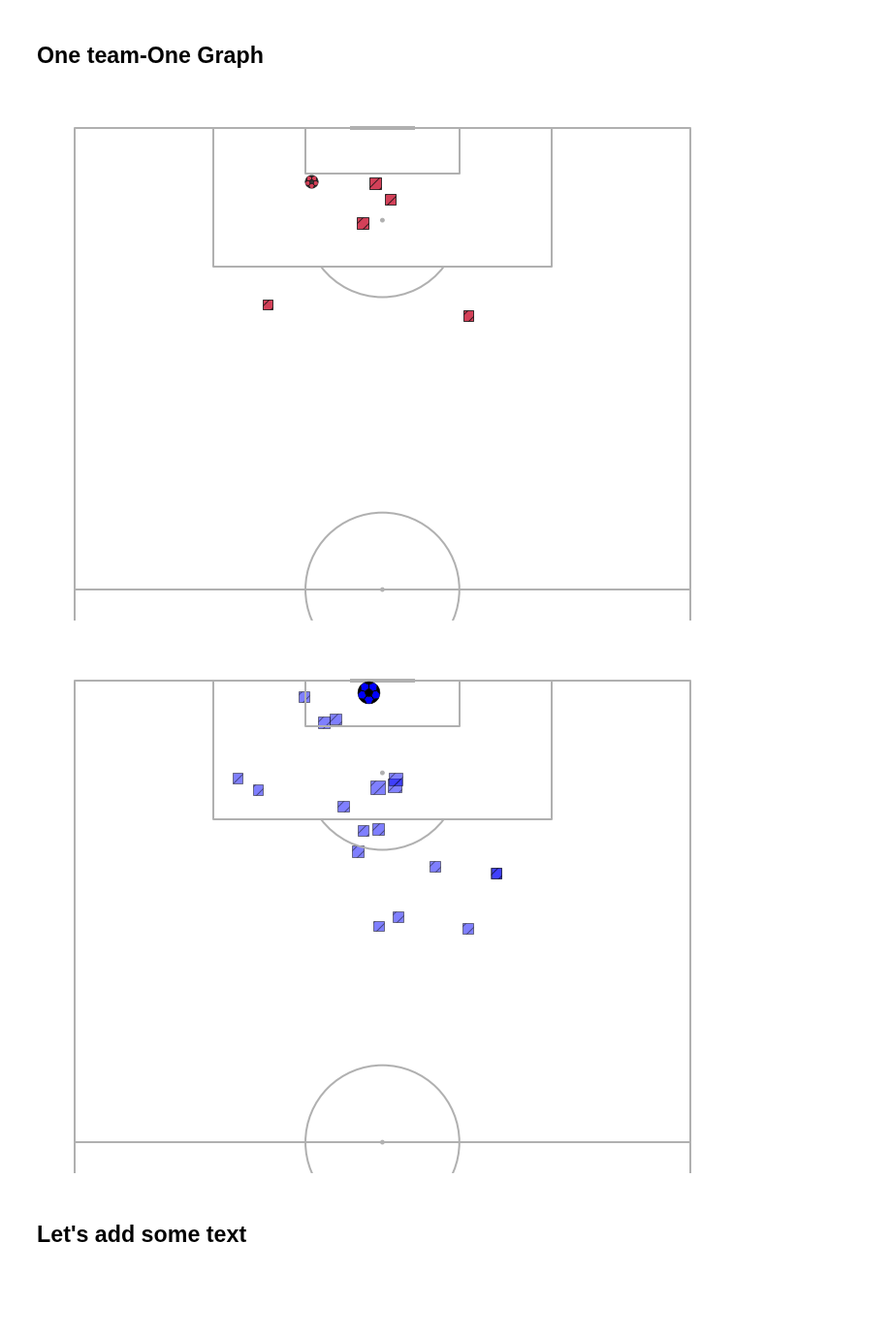
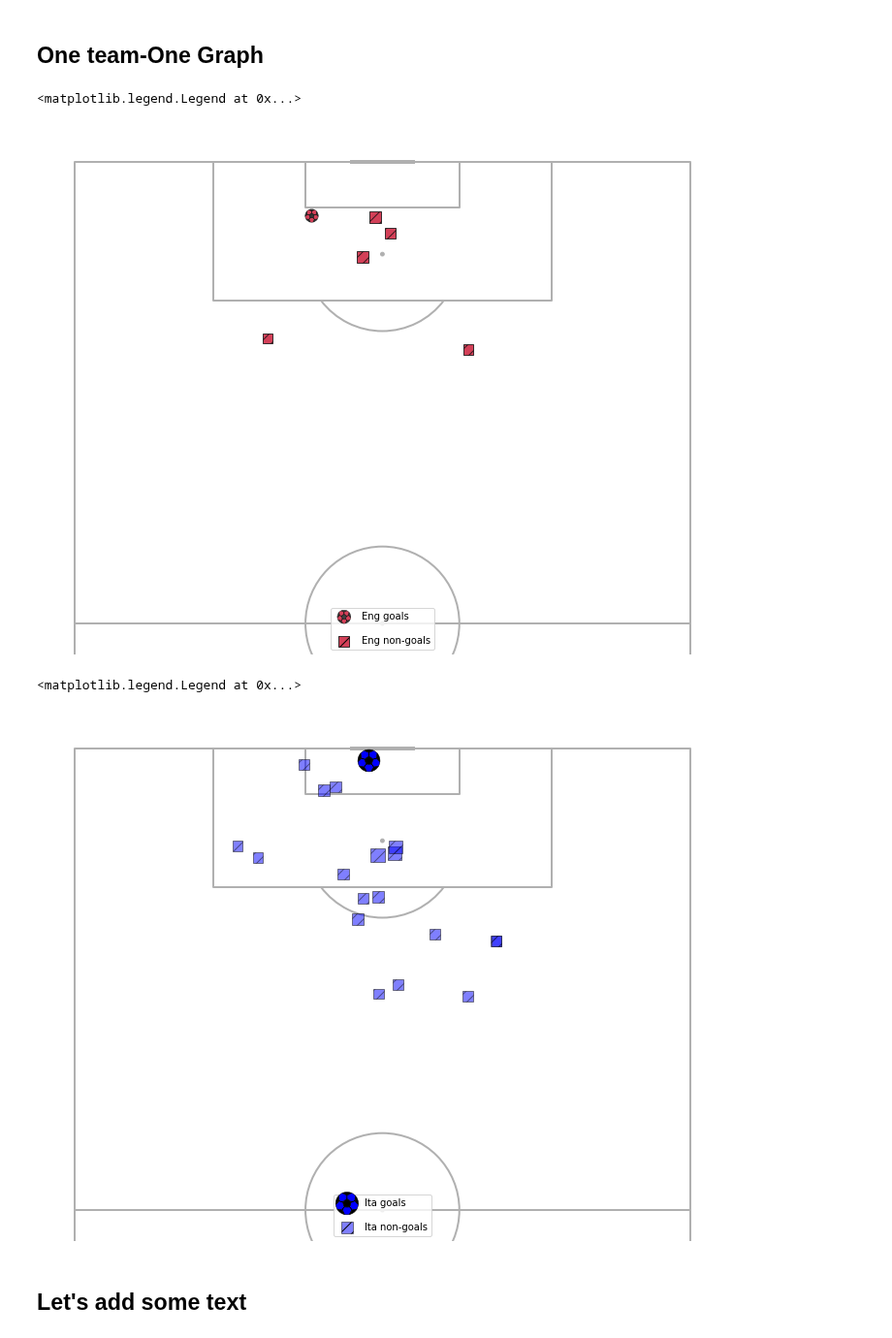
Before and after one commit to Stat-Peekers/YouTube, a Jupyter notebook: V1_ShotMaps/Generate_ShotMaps.ipynb, the cells around one changed output. Shown at 97% size. Cells and saved outputs as stored; diff of their text form; code cells hidden in the pictures; blank space fills up the shorter version.

```diff
--- a/V1_ShotMaps/Generate_ShotMaps.ipynb
+++ b/V1_ShotMaps/Generate_ShotMaps.ipynb
@@ -237,7 +255,8 @@ eng_sc_g = pitch.scatter(eng_df_g["start_location_x"],
                          c=eng_color,
                          edgecolor="#101010",
                          alpha=.8,
-                         ax=ax)
+                         ax=ax,
+                         label="Eng goals")
 # Eng non-goal shots:
 eng_sc_ng = pitch.scatter(eng_df_ng["start_location_x"],
                           eng_df_ng["start_location_y"],
@@ -247,34 +266,40 @@ eng_sc_ng = pitch.scatter(eng_df_ng["start_location_x"],
                           hatch="//",
                           edgecolor="#101010",
                           marker="s",
-                          ax=ax)
+                          ax=ax,
+                          label="Eng non-goals")
+ax.legend(labelspacing=1.5, loc="lower center")
 # %% [output]
+<matplotlib.legend.Legend at 0x...>
-[figure, old version]
+[figure, new version]
 # %%
 pitch = VerticalPitch(
     half=True
 )
 fig, ax = pitch.draw(figsize=(10, 8))
 # Ita goals:
 ita_sc_g = pitch.scatter(ita_df_g["start_location_x"],
                          ita_df_g["start_location_y"],
                          s=ita_df_g["statsbomb_xg"]*500+100,
                          marker="football",
                          c=ita_color,
-                         ax=ax)
+                         ax=ax,
+                         label="Ita goals")
 # Ita non-goal shots:
 ita_sc_ng = pitch.scatter(ita_df_ng["start_location_x"],
                           ita_df_ng["start_location_y"],
                           s=ita_df_ng["statsbomb_xg"]*500+100,
                           c=ita_color,
                           alpha=0.5,
                           hatch="//",
                           edgecolor="#101010",
                           marker="s",
                           ax=ax,
-                         zorder=-1)
+                          label="Ita non-goals")
+ax.legend(labelspacing=1.5, loc="lower center")
 # %% [output]
+<matplotlib.legend.Legend at 0x...>
-[figure, old version]
+[figure, new version]
 # %% [markdown]
 ## Let's add some text
 # %% [markdown]
```
Also changed, not shown: parts of 9 cells of this notebook, 1 other file.
